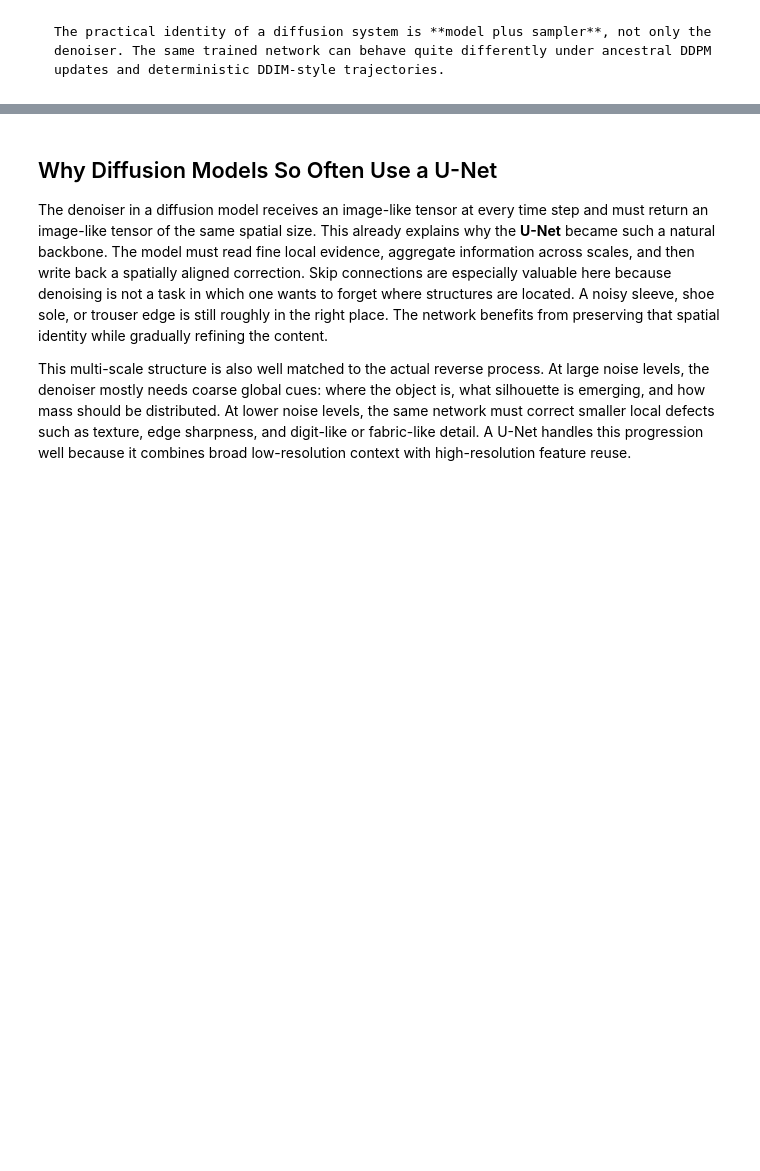
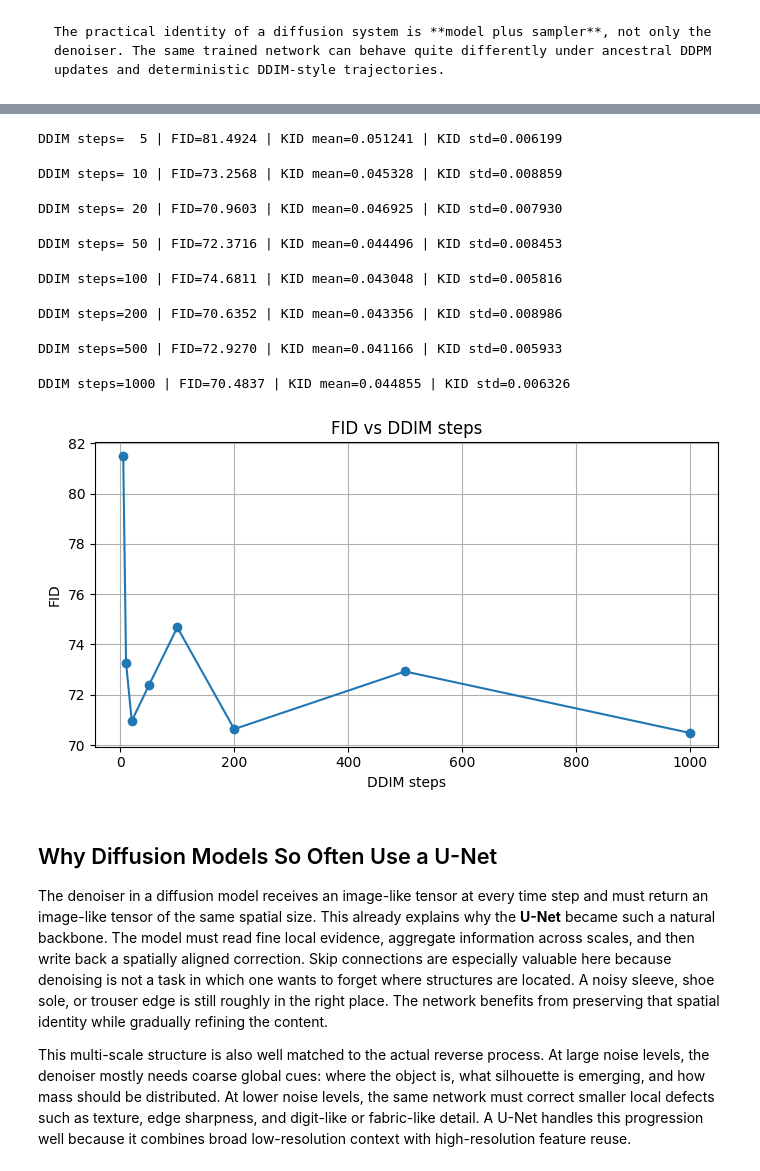
Before and after one commit to devangelista2/deep-generative-models, a Jupyter notebook: 06-diffusion-models/discrete-diffusion.ipynb, the cells around one changed output, grey strips where cells are left out. Cells and saved outputs as stored; diff of their text form; code cells hidden in the pictures; blank space fills up the shorter version.

Commit message:
DDIM FID

```diff
--- a/06-diffusion-models/discrete-diffusion.ipynb
+++ b/06-diffusion-models/discrete-diffusion.ipynb
@@ -917,3 +1048,59 @@ print(metric_scores)
+# %%
+ddim_step_grid = [5, 10, 20, 50, 100, 200, 500, 1000]
+
+ddim_steps = []
+ddim_fids = []
+ddim_kid_means = []
+ddim_kid_stds = []
+
+for steps in ddim_step_grid:
+    scores = evaluate_diffusion_sampler(
+        lambda n, steps=steps: sample_ddim(
+            model,
+            n_samples=n,
+            ddim_steps=steps,
+            eta=0.0,
+            show_progress=False,
+        ),
+        base_fid,
+        base_kid,
+        device,
+        num_fake=1000,
+        metric_batch_size=32,
+        desc=f"DDIM {steps} steps fake metrics",
+    )
+
+    ddim_steps.append(steps)
+    ddim_fids.append(scores["fid"])
+    ddim_kid_means.append(scores["kid_mean"])
+    ddim_kid_stds.append(scores["kid_std"])
+
+    print(
+        f"DDIM steps={steps:>3} | "
+        f"FID={scores['fid']:.4f} | "
+        f"KID mean={scores['kid_mean']:.6f} | "
+        f"KID std={scores['kid_std']:.6f}"
+    )
+
+# Plot FID as a function of DDIM steps.
+plt.figure(figsize=(7, 4))
+plt.plot(ddim_steps, ddim_fids, marker="o")
+plt.xlabel("DDIM steps")
+plt.ylabel("FID")
+plt.title("FID vs DDIM steps")
+plt.grid(True)
+plt.tight_layout()
+plt.show()
+# %% [output]
+DDIM steps=  5 | FID=81.4924 | KID mean=0.051241 | KID std=0.006199
+DDIM steps= 10 | FID=73.2568 | KID mean=0.045328 | KID std=0.008859
+DDIM steps= 20 | FID=70.9603 | KID mean=0.046925 | KID std=0.007930
+DDIM steps= 50 | FID=72.3716 | KID mean=0.044496 | KID std=0.008453
+DDIM steps=100 | FID=74.6811 | KID mean=0.043048 | KID std=0.005816
+DDIM steps=200 | FID=70.6352 | KID mean=0.043356 | KID std=0.008986
+DDIM steps=500 | FID=72.9270 | KID mean=0.041166 | KID std=0.005933
+DDIM steps=1000 | FID=70.4837 | KID mean=0.044855 | KID std=0.006326
+[figure, added]
 # %% [markdown]
 ## Why Diffusion Models So Often Use a U-Net
 
```
Also changed, not shown: parts of 5 cells of this notebook, 5 other files.
